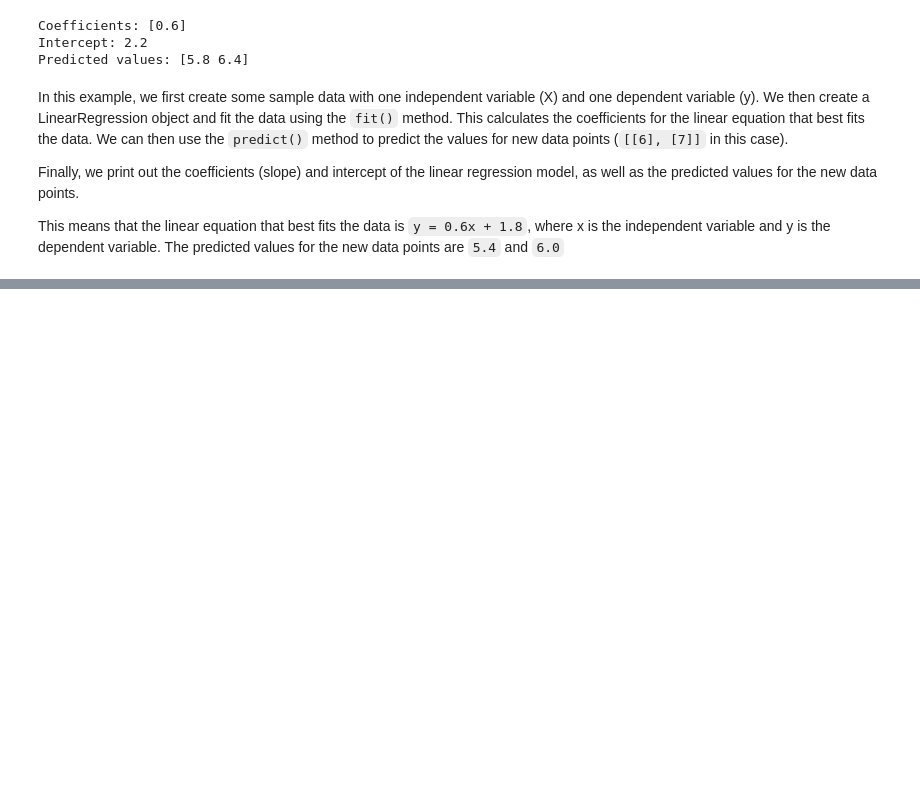
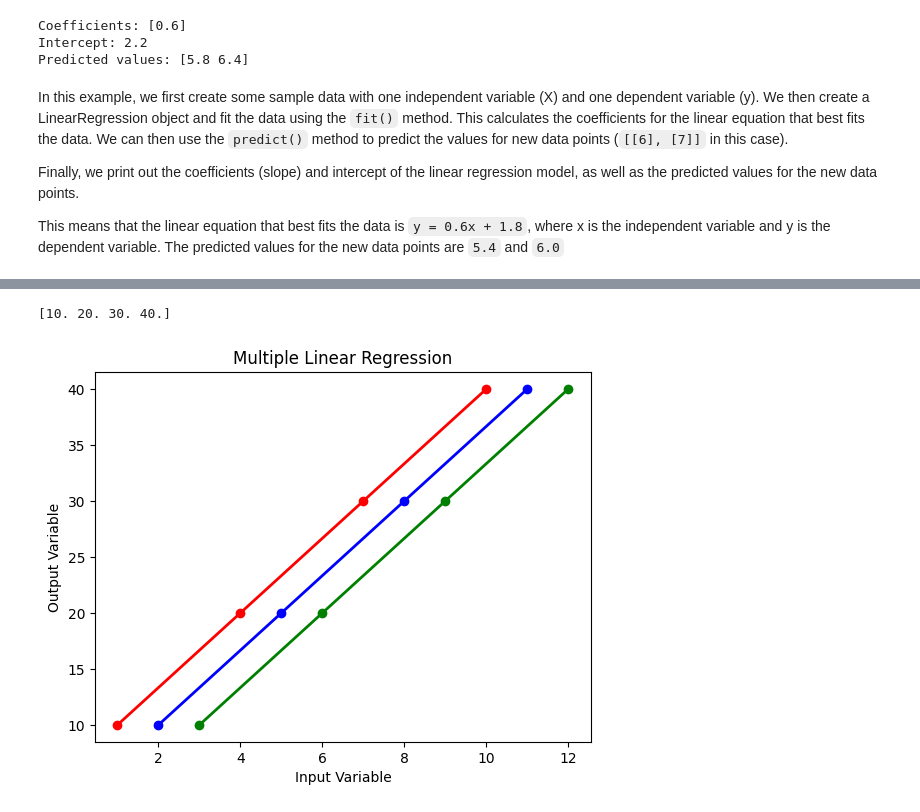
Before and after one commit to hectort88/ds_practice, a Jupyter notebook: linear_regression.ipynb, the cells around one changed output, grey strips where cells are left out. Cells and saved outputs as stored; diff of their text form; code cells hidden in the pictures; blank space fills up the shorter version.

Commit message:
Multiple Linear Regression

```diff
--- a/linear_regression.ipynb
+++ b/linear_regression.ipynb
@@ -116,0 +161,39 @@ This means that the linear equation that best fits the data is `y = 0.6x + 1.8`,
+# %%
+import numpy as np
+import matplotlib.pyplot as plt
+from sklearn.linear_model import LinearRegression
+
+# create some sample data
+X = np.array([[1, 2, 3], [4, 5, 6], [7, 8, 9], [10, 11, 12]])
+y = np.array([10, 20, 30, 40])
+
+# create a Linear Regression model object
+model = LinearRegression()
+
+# fit the model to the data
+model.fit(X, y)
+
+# calculate the predicted values
+y_pred = model.predict(X)
+print(y_pred)
+
+# plot the data points
+plt.scatter(X[:, 0], y, color='red')
+plt.scatter(X[:, 1], y, color='blue')
+plt.scatter(X[:, 2], y, color='green')
+
+# plot the regression line
+plt.plot(X[:, 0], y_pred, color='red', linewidth=2)
+plt.plot(X[:, 1], y_pred, color='blue', linewidth=2)
+plt.plot(X[:, 2], y_pred, color='green', linewidth=2)
+
+# add axis labels and a title
+plt.xlabel('Input Variable')
+plt.ylabel('Output Variable')
+plt.title('Multiple Linear Regression')
+
+# show the plot
+plt.show()
+# %% [output]
+[10. 20. 30. 40.]
+[figure, added]
```
Also changed, not shown: parts of 3 cells of this notebook.
